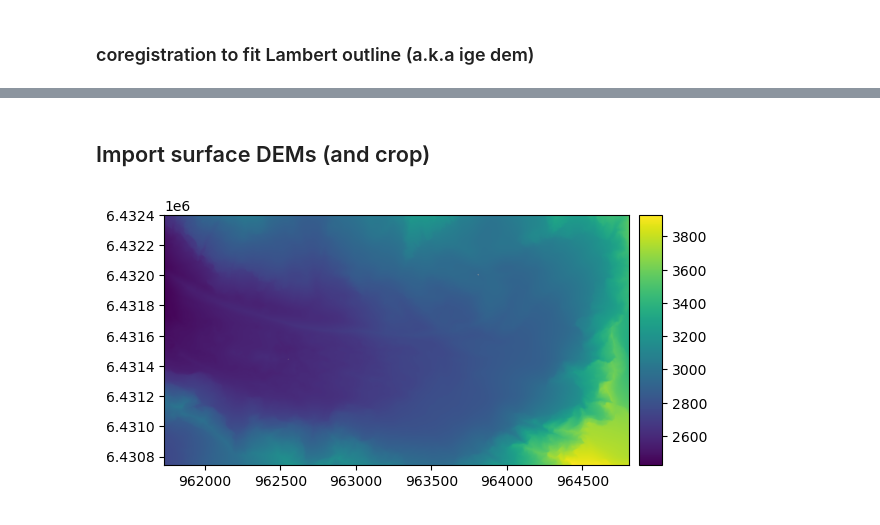
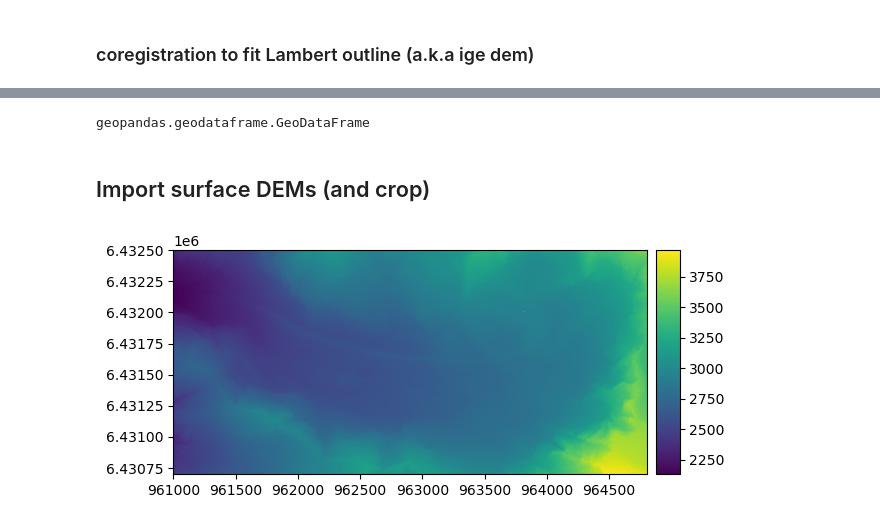
Before and after one commit to christopheogier/bonne_pierre_hydraulic_barriers, a Jupyter notebook: notebooks/DEM_handling.ipynb, the cells around one changed output, grey strips where cells are left out. Drawn from its saved outputs; the diff is of its cells as text; code cells hidden in the pictures.

```diff
--- a/notebooks/DEM_handling.ipynb
+++ b/notebooks/DEM_handling.ipynb
@@ -62,11 +241,20 @@ bed_shape
+# %%
+type(gdf)
+# %% [output]
+geopandas.geodataframe.GeoDataFrame
 # %% [markdown]
 ## Import surface DEMs (and crop) ##
 # %%
 surf_21 = rioxarray.open_rasterio(os.path.join(datadir_in, "Berarde_Res1.0_CompElevmean_merged.tif"),chunks="auto")
-list(bed_aligned.bounds)
-surf_21_cropp = surf_21.rio.clip_box(961733.7923875334, 6430742.553508839, 964810.505893689, 6432400.782216702)
+#list(bed_aligned.bounds)
+surf_21_cropp = surf_21.rio.clip_box(961000, 6430700, 964800, 6432500)
+#ds.rio.clip(gdf["geometry"]) #for clipping form outline?
 surf_21_cropp.rio.to_raster(os.path.join(datadir_out, "Berarde_Res1.0_crop.tif"))
 surf_21_crop = xdem.DEM(os.path.join(datadir_out, "Berarde_Res1.0_crop.tif"))
-surf_21_crop.plot()
+#surf_21_crop.plot()
+
+
+# Plot DEM using xdem's plot function
+surf_21_crop.plot()  # Plot DEM object from xdem
 # %% [output]
-[figure, old version]
+[figure, new version]
```
Also changed, not shown: parts of 32 cells of this notebook, 2 other files.
